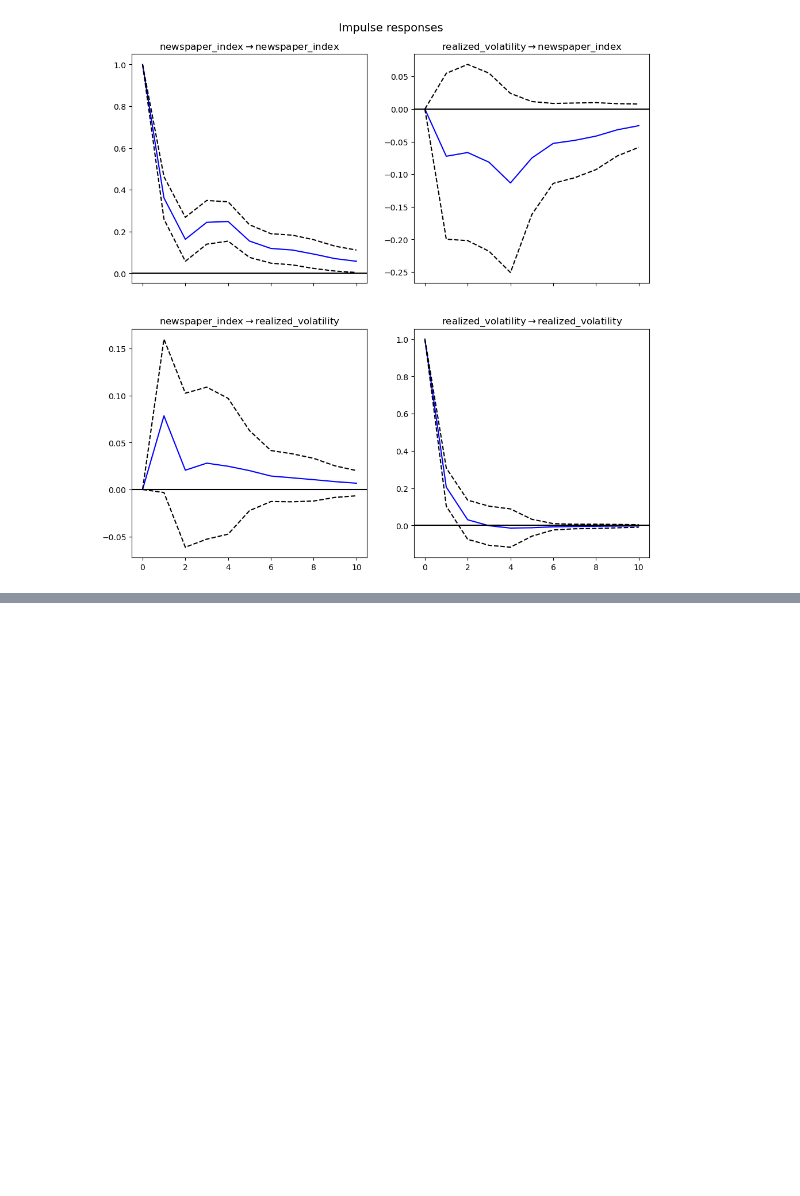
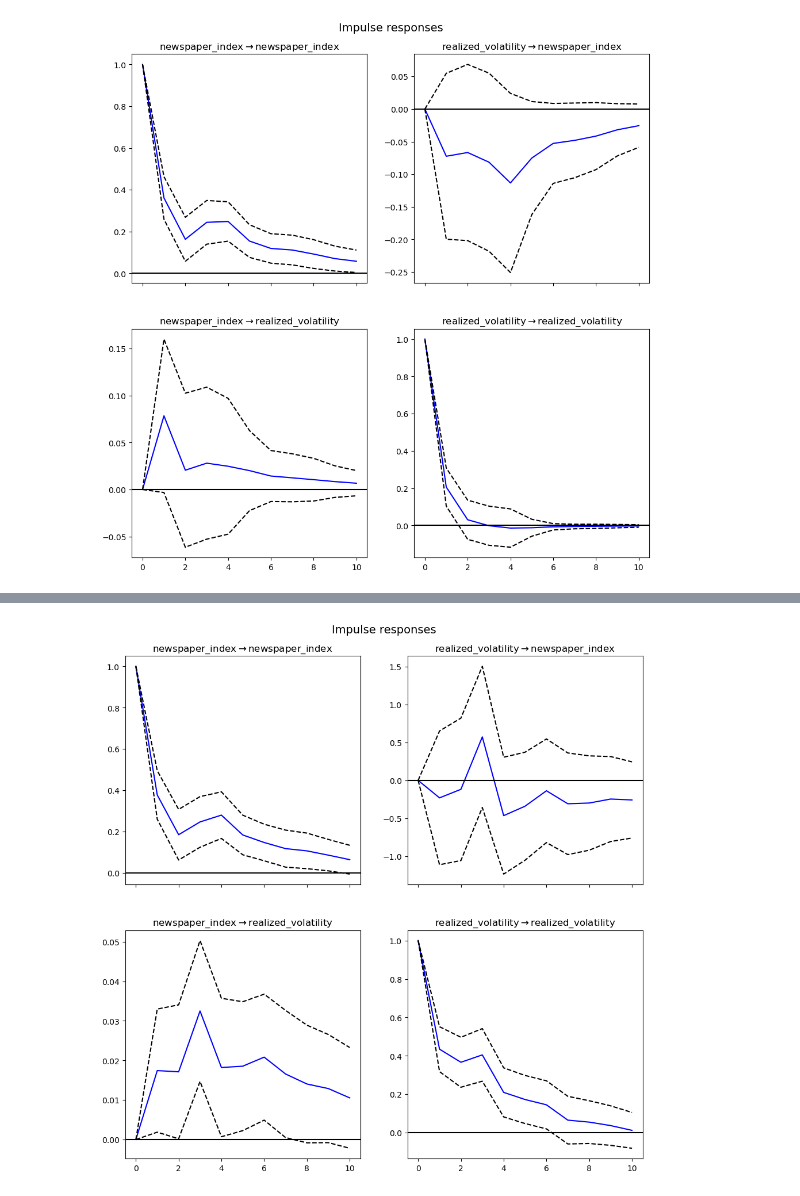
Before and after one commit to minwukim/OPEC-in-the-news, a Jupyter notebook: analysis/3. VAR and impulse response functions.ipynb, the cells around one changed output, grey strips where cells are left out. Saved outputs shown, nothing was run; the diff lists cells and outputs as text; code cells hidden in the pictures; blank space fills up the shorter version.

```diff
--- a/analysis/3. VAR and impulse response functions.ipynb
+++ b/analysis/3. VAR and impulse response functions.ipynb
@@ -242,0 +249,3 @@ plt.show()
+# %%
+df_filtered = df_var.loc[:'2016-12']
+df_filtered
@@ -242,0 +267,25 @@ plt.show()
+# %%
+# Fit the VAR model with 4 lags
+model = VAR(df_filtered[['newspaper_index', 'realized_volatility']])
+results = model.fit(4)
+
+# Obtain the standard deviation of the residuals for the 'newspaper_index'
+std_newspaper_index = results.resid['newspaper_index'].std()
+
+# Compute the impulse response function for 10 periods
+irf = results.irf(periods=10)
+
+# Plot the impulse response of 'newspaper_index' to the shock
+irf.plot(orth=False)  # Set orth=False for generalized IRF
+plt.show()
+
+# # To plot the response of 'realized_volatility' to the shock in 'newspaper_index' specifically
+# # We access the impulse response directly from the irf object
+# # Assuming 'realized_volatility' is the second variable in the VAR model
+# plt.plot(irf.irfs[:, 1, 0])  # The second index is for 'realized_volatility', the third index is for 'newspaper_index' shock
+# plt.title('Response of Realized Volatility to a One-SD Shock in Newspaper Index')
+# plt.xlabel('Periods')
+# plt.ylabel('Response')
+# plt.show()
+# %% [output]
+[figure, added]
```
Also changed, not shown: parts of 4 cells of this notebook.
